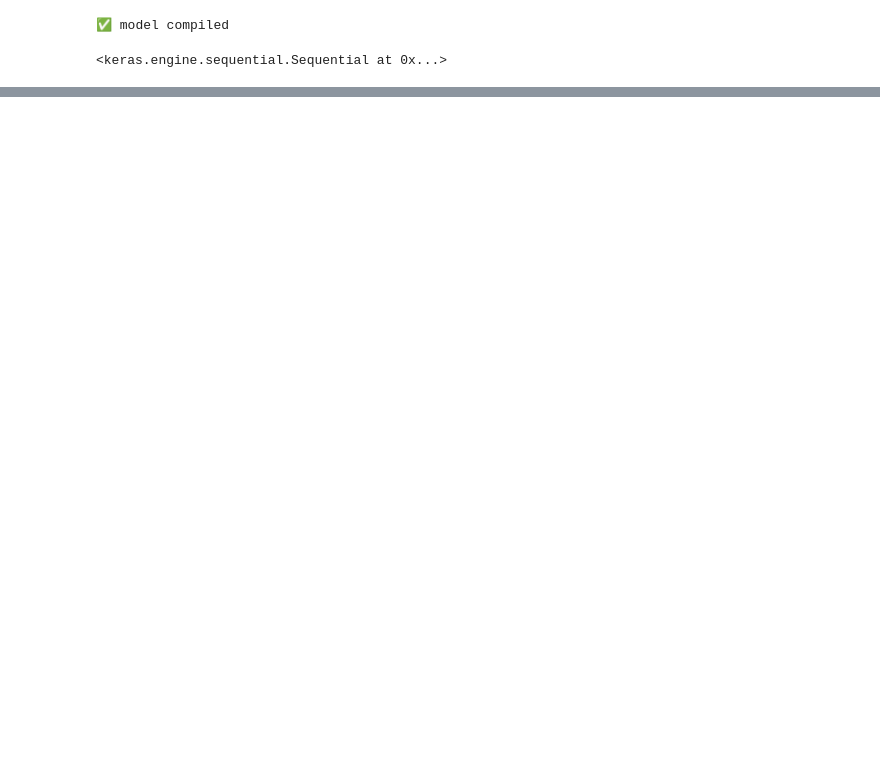
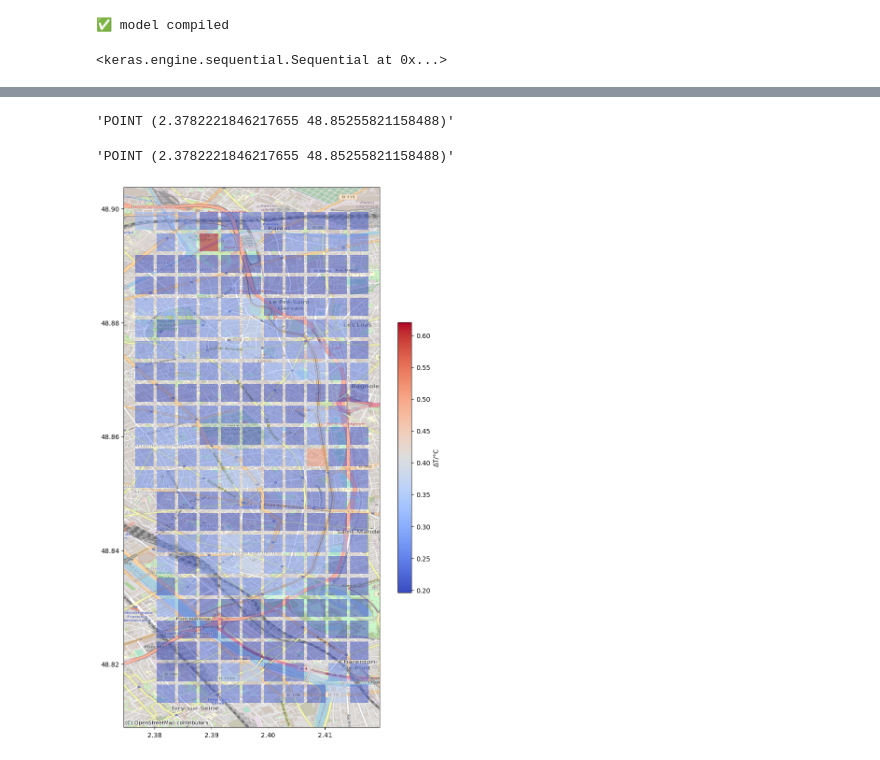
Before and after one commit to b-fa-ce/future_proofing_cities, a Jupyter notebook: notebooks/model/model.ipynb, the cells around one changed output, grey strips where cells are left out. Cells and saved outputs as stored; diff of their text form; code cells hidden in the pictures; blank space fills up the shorter version.

```diff
--- a/notebooks/model/model.ipynb
+++ b/notebooks/model/model.ipynb
@@ -476,0 +485,6 @@ array([-2.16319192e+00,  1.25698524e-01, -5.02763369e+00, -7.53192485e-01,
+# %%
+pred_gdf = geopandas.GeoDataFrame(y_pred, geometry = [Polygon(get_corners([bb])[0]) for bb in bb_test])
+pred_gdf.columns = ['LST_diff', 'geometry']
+# %%
+pred_gdf['centre_points'] = [pred_gdf.geometry[i].centroid.wkt for i in np.arange(len(pred_gdf))]
+pred_gdf
@@ -476,0 +507,15 @@ array([-2.16319192e+00,  1.25698524e-01, -5.02763369e+00, -7.53192485e-01,
+# %%
+[pred_gdf.geometry[i].centroid.wkt for i in np.arange(len(pred_gdf))][0]
+# %% [output]
+'POINT (2.3782221846217655 48.85255821158488)'
+# %%
+pred_gdf.geometry[0].centroid.wkt
+# %% [output]
+'POINT (2.3782221846217655 48.85255821158488)'
+# %%
+fig, ax = plt.subplots(figsize = (10,15))
+pred_gdf.plot(column = 'LST_diff', ax = ax, alpha = .5, cmap = 'coolwarm',\
+    legend = True,legend_kwds={'shrink': 0.5, 'label': 'ΔT/°C'})
+ctx.add_basemap(ax,  crs='EPSG:4326', source=ctx.providers.OpenStreetMap.Mapnik)
+# %% [output]
+[figure, added]
```
Also changed, not shown: parts of 30 cells of this notebook, 2 other files.
